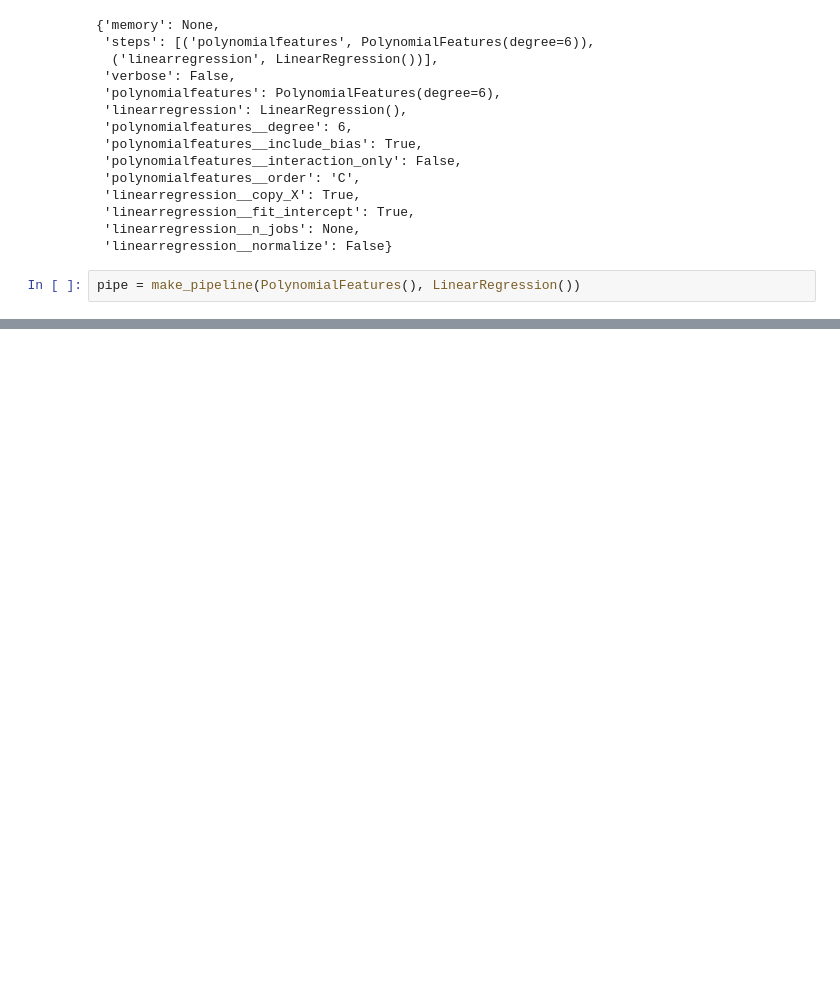
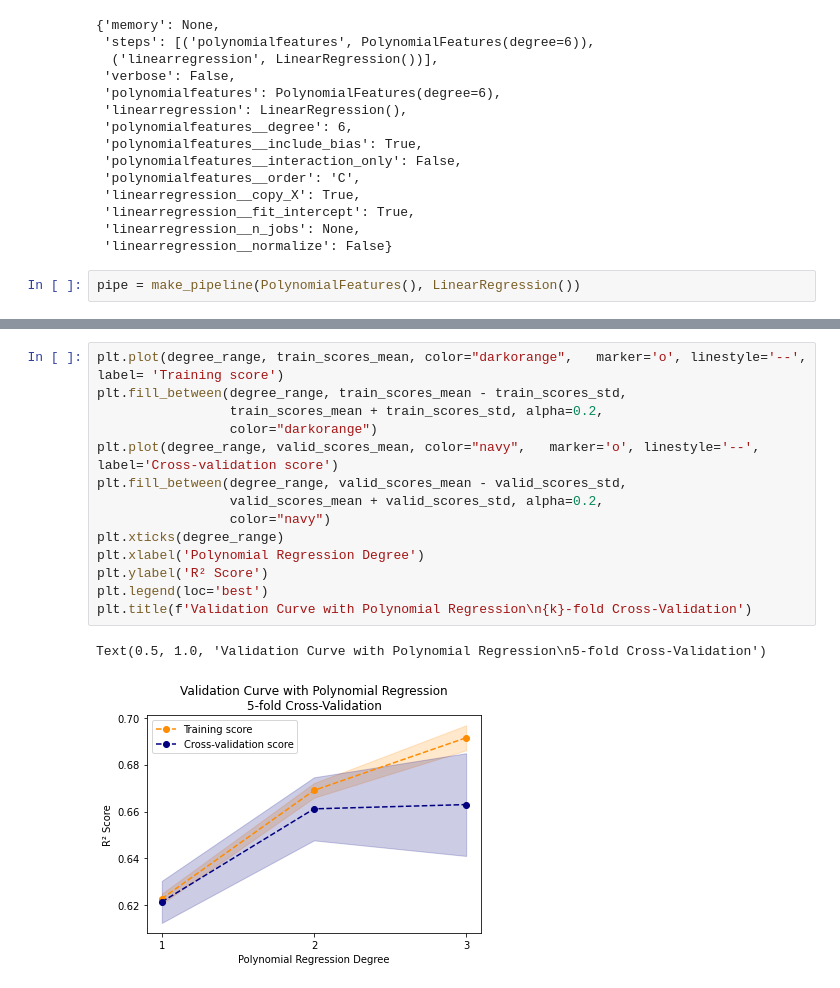
Before and after one commit to manasanoolu7/Belgium-prices-prediction, a Jupyter notebook: assets/different_kind_regressions.ipynb, the cells around one changed output, grey strips where cells are left out. Cells and saved outputs as stored; diff of their text form; blank space fills up the shorter version.

```diff
--- a/assets/different_kind_regressions.ipynb
+++ b/assets/different_kind_regressions.ipynb
@@ -250,0 +236,17 @@ ValueError: could not broadcast input array from shape (4705,8) into shape (4705
+# %%
+plt.plot(degree_range, train_scores_mean, color="darkorange",   marker='o', linestyle='--', label= 'Training score')
+plt.fill_between(degree_range, train_scores_mean - train_scores_std,
+                 train_scores_mean + train_scores_std, alpha=0.2,
+                 color="darkorange")
+plt.plot(degree_range, valid_scores_mean, color="navy",   marker='o', linestyle='--', label='Cross-validation score')
+plt.fill_between(degree_range, valid_scores_mean - valid_scores_std,
+                 valid_scores_mean + valid_scores_std, alpha=0.2,
+                 color="navy")
+plt.xticks(degree_range)
+plt.xlabel('Polynomial Regression Degree')
+plt.ylabel('R² Score')
+plt.legend(loc='best')
+plt.title(f'Validation Curve with Polynomial Regression\n{k}-fold Cross-Validation')
+# %% [output]
+Text(0.5, 1.0, 'Validation Curve with Polynomial Regression\n5-fold Cross-Validation')
+[figure, added]
```
Also changed, not shown: parts of 14 cells of this notebook, 1 other file.
